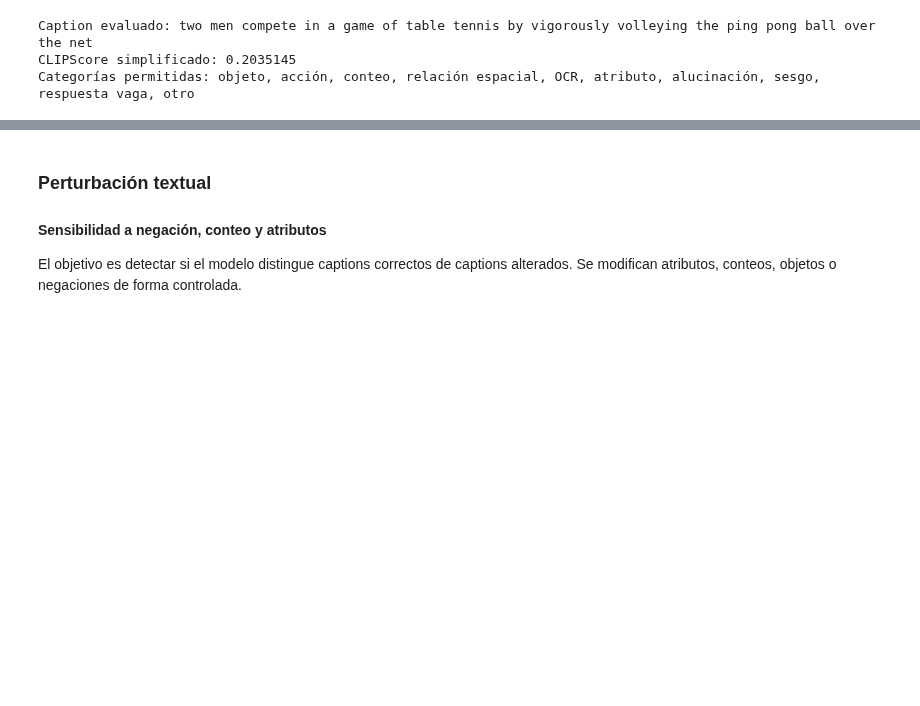
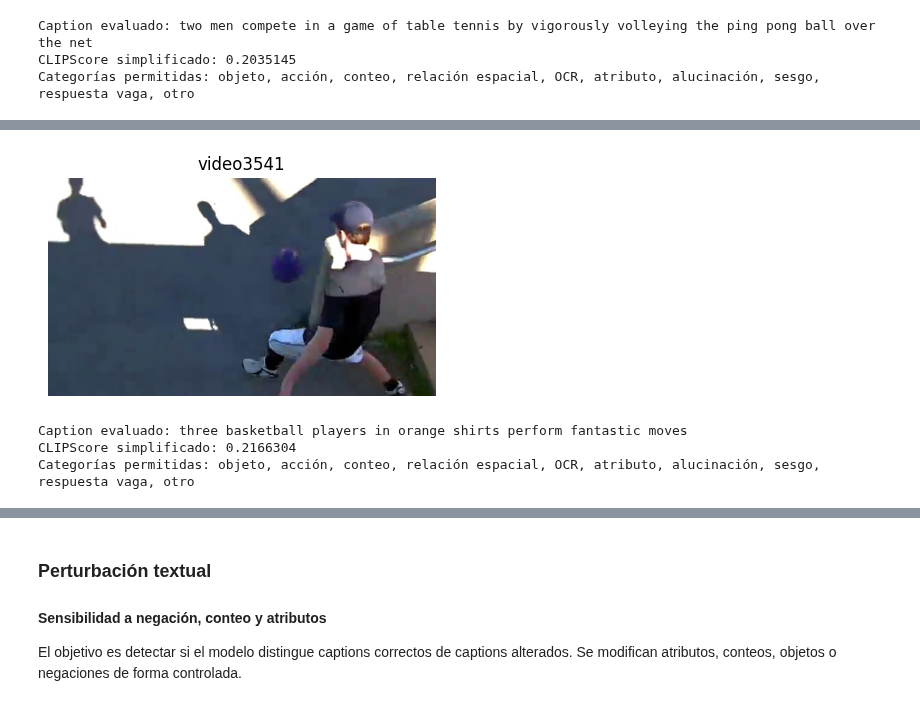
Before and after one commit to silvanalorens/MCC225, a Jupyter notebook: Exposicion2/notebook_MSR_VTT/Cuaderno14_MSR-VTT.ipynb, the cells around one changed output, grey strips where cells are left out. Cells and saved outputs as stored; diff of their text form; code cells hidden in the pictures; blank space fills up the shorter version.

```diff
--- a/Exposicion2/notebook_MSR_VTT/Cuaderno14_MSR-VTT.ipynb
+++ b/Exposicion2/notebook_MSR_VTT/Cuaderno14_MSR-VTT.ipynb
@@ -968,0 +976,7 @@ Categorías permitidas: objeto, acción, conteo, relación espacial, OCR, atribu
+# %%
+show_error_case(error_sheet, 9)
+# %% [output]
+[figure, added]
+Caption evaluado: three basketball players in orange shirts perform fantastic moves
+CLIPScore simplificado: 0.2166304
+Categorías permitidas: objeto, acción, conteo, relación espacial, OCR, atributo, alucinación, sesgo, respuesta vaga, otro
```
Also changed, not shown: parts of 6 cells of this notebook, 5 other files.
